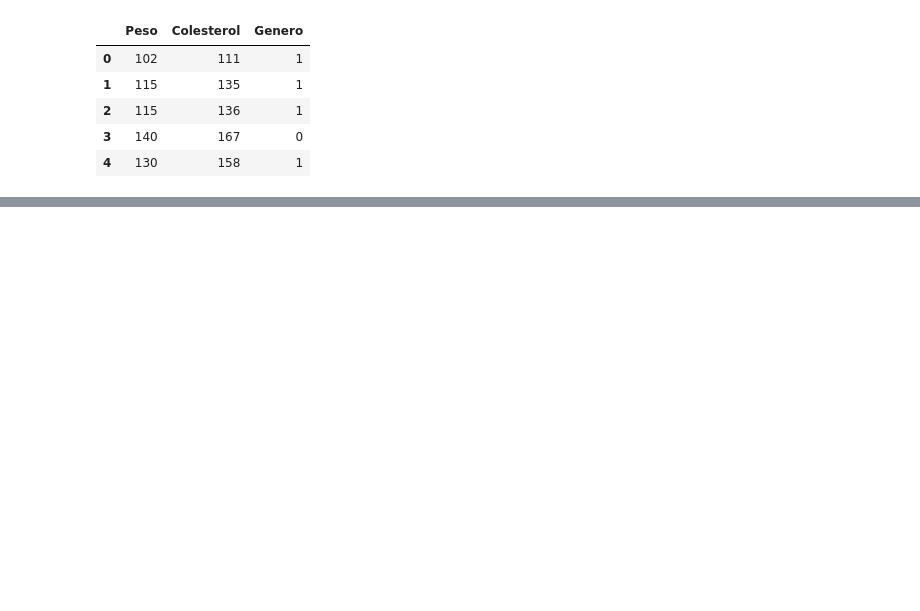
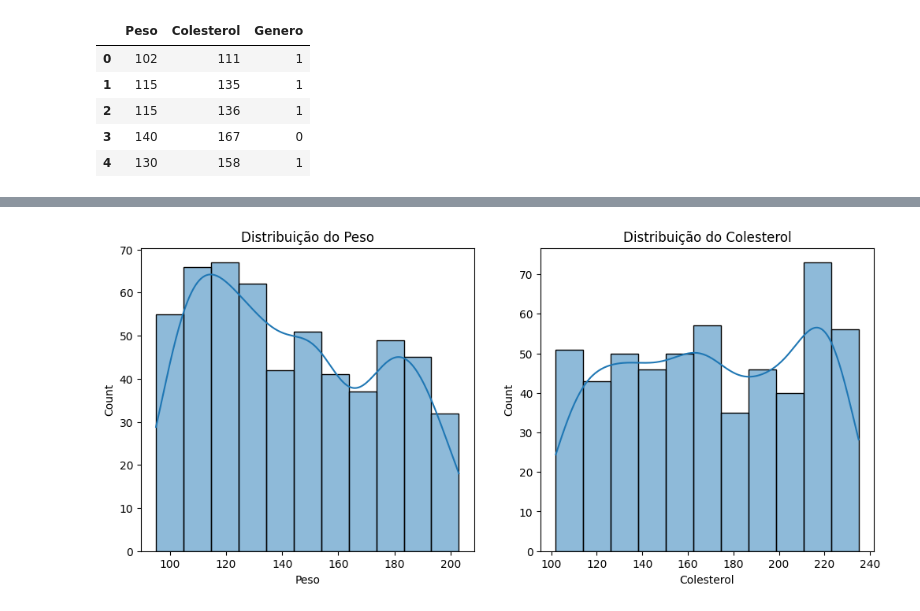
Before and after one commit to VitorFRodrigues/PUCMinas_DataScience, a Jupyter notebook: 06-Machine_Learning/Tarefas/Clusterizacao/Exec_pratic_clusterizacao.ipynb, the cells around one changed output, grey strips where cells are left out. Cells and saved outputs as stored; diff of their text form; code cells hidden in the pictures; blank space fills up the shorter version.

```diff
--- a/06-Machine_Learning/Tarefas/Clusterizacao/Exec_pratic_clusterizacao.ipynb
+++ b/06-Machine_Learning/Tarefas/Clusterizacao/Exec_pratic_clusterizacao.ipynb
@@ -32,0 +115,15 @@ dados.head()
+# %%
+# Histograma para peso e colesterol
+plt.figure(figsize=(12, 5))
+
+plt.subplot(1, 2, 1)
+sns.histplot(dados['Peso'], kde=True)
+plt.title('Distribuição do Peso')
+
+plt.subplot(1, 2, 2)
+sns.histplot(dados['Colesterol'], kde=True)
+plt.title('Distribuição do Colesterol')
+
+plt.show()
+# %% [output]
+[figure, added]
```
Also changed, not shown: parts of 29 cells of this notebook.
